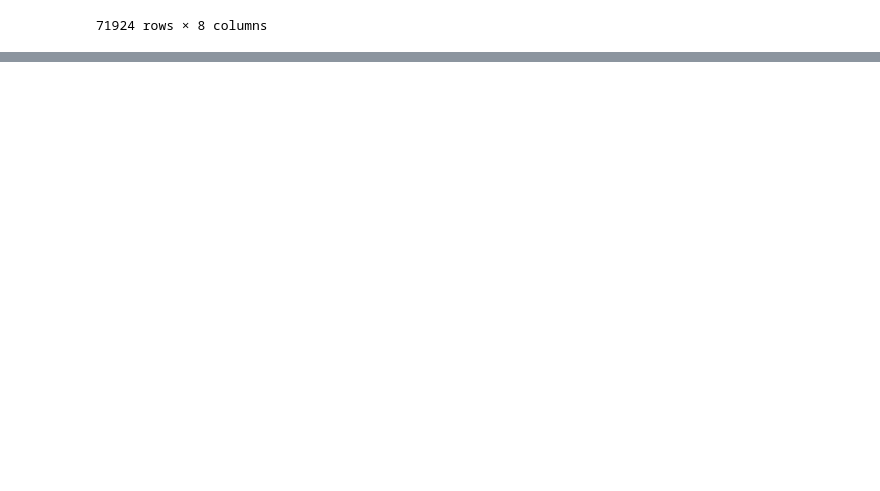
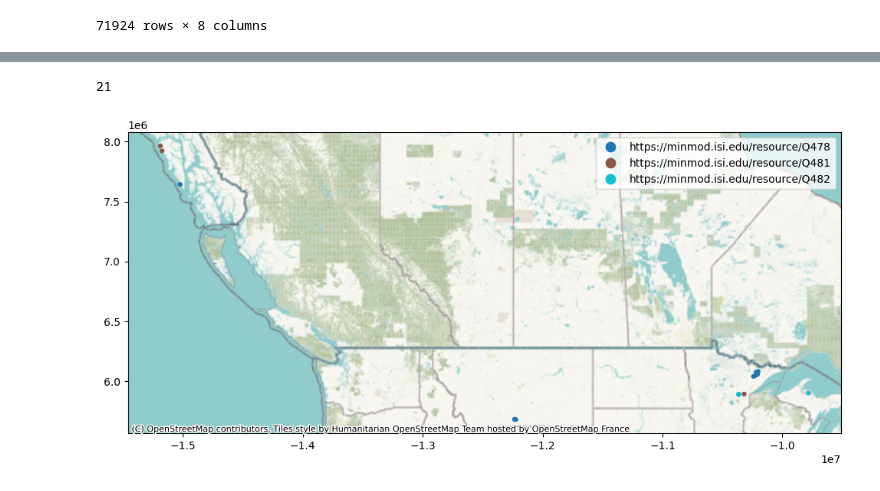
Before and after one commit to binh-vu/ta2-minmod-data, a Jupyter notebook: sandbox/sparql_sandbox.ipynb, the cells around one changed output, grey strips where cells are left out. Drawn from its saved outputs; the diff is of its cells as text; code cells hidden in the pictures; blank space fills up the shorter version.

```diff
--- a/sandbox/sparql_sandbox.ipynb
+++ b/sandbox/sparql_sandbox.ipynb
@@ -531,0 +631,12 @@ nickel_dc_data_df[nickel_dc_data_df['country'].str.contains("United States")]
+# %%
+values = []
+
+for id, rows in id2rows.items():
+    if len(rows) == 1:
+        values.append(rows[0])
+    else:
+        row = max(rows, key=lambda r: r['dt_conf.value'])
+        values.append(row)
+# %%
+df = pd.DataFrame(values)
+len(df)
@@ -531,0 +665,19 @@ nickel_dc_data_df[nickel_dc_data_df['country'].str.contains("United States")]
+# %%
+df = df[df['loc_wkt.value'].str.contains('POINT') == True]
+# %%
+df['loc_wkt'] = df['loc_wkt.value'].progress_apply(safe_wkt_load)
+# %%
+len(df)
+# %% [output]
+21
+# %%
+sample_gdf = gpd.GeoDataFrame(df, geometry='loc_wkt', crs='epsg:4326')
+# WGS84 (EPSG:4326) to Web Mercator (EPSG:3857).
+sample_gdf = sample_gdf.to_crs(epsg=3857)
+fig, ax = plt.subplots(figsize=(12, 12))
+sample_gdf.plot(ax=ax, markersize=12, column='dtnorm.value', categorical=True, legend=True)
+#ax.set_axis_off()
+ctx.add_basemap(ax)
+plt.show()
+# %% [output]
+[figure, added]
```
Also changed, not shown: parts of 23 cells of this notebook.
